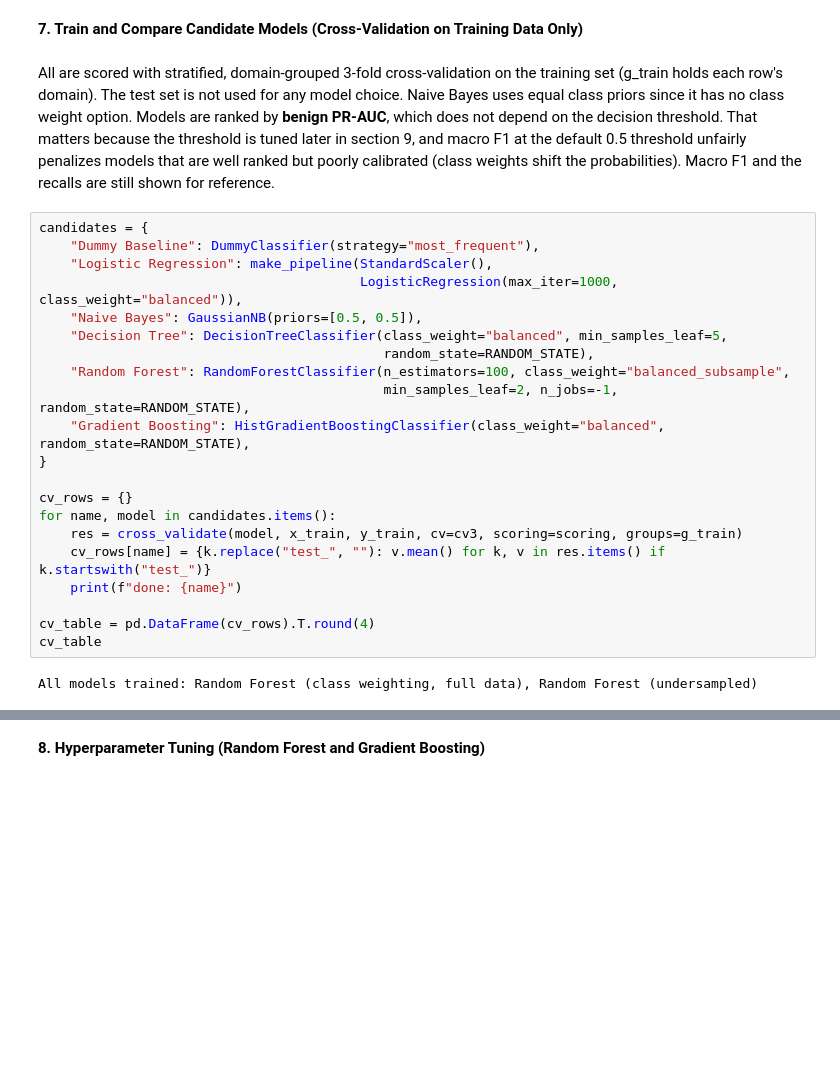
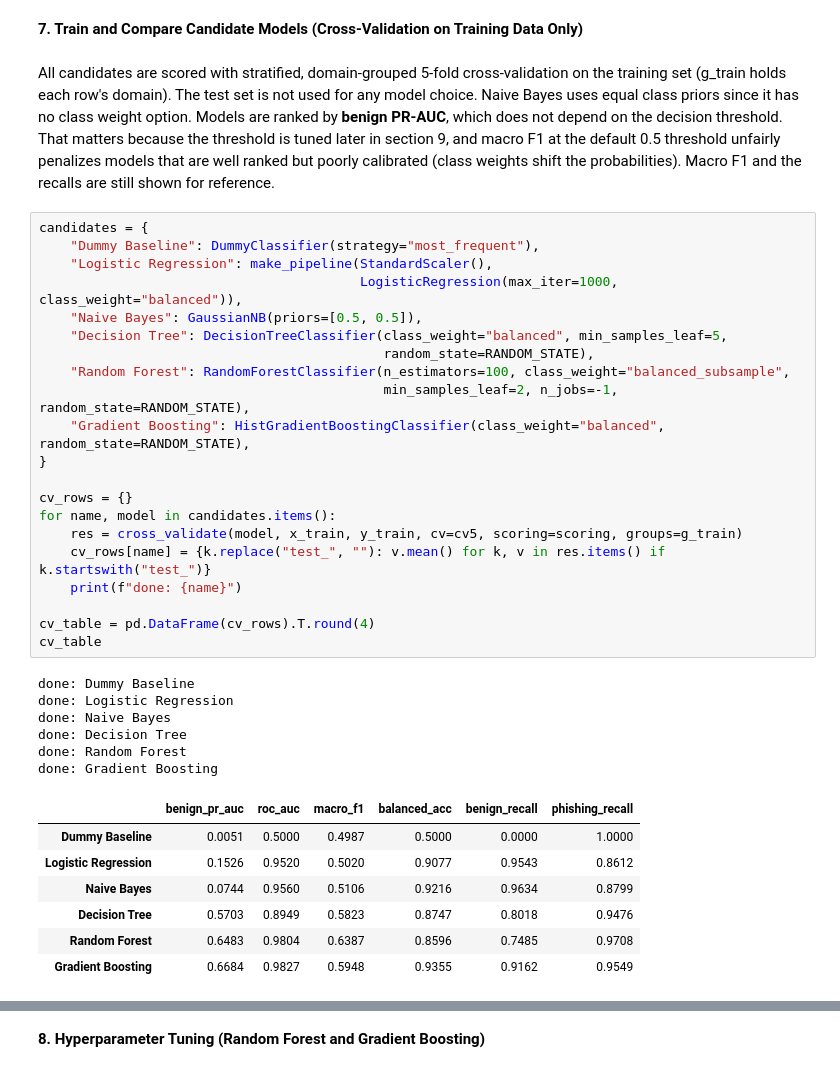
Before and after one commit to ZethRodaje/Phishing-Website-Detection-Using-Machine-Learning, a Jupyter notebook: Phishing_Website_Detection_Using_Machine_Learning.ipynb, the cells around one changed output, grey strips where cells are left out. Cells and saved outputs as stored; diff of their text form; blank space fills up the shorter version.

```diff
--- a/Phishing_Website_Detection_Using_Machine_Learning.ipynb
+++ b/Phishing_Website_Detection_Using_Machine_Learning.ipynb
@@ -348,30 +380,42 @@ Name: count, dtype: int64
 # %% [markdown]
 **7. Train and Compare Candidate Models (Cross-Validation on Training Data Only)**
 # %% [markdown]
-All  are scored with stratified, domain-grouped 3-fold cross-validation on the training set (g_train holds each row's domain). The test set is not used for any model choice. Naive Bayes uses equal class priors since it has no class weight option. Models are ranked by **benign PR-AUC**, which does not depend on the decision threshold. That matters because the threshold is tuned later in section 9, and macro F1 at the default 0.5 threshold unfairly penalizes models that are well ranked but poorly calibrated (class weights shift the probabilities). Macro F1 and the recalls are still shown for reference.
+All candidates are scored with stratified, domain-grouped 5-fold cross-validation on the training set (g_train holds each row's domain). The test set is not used for any model choice. Naive Bayes uses equal class priors since it has no class weight option. Models are ranked by **benign PR-AUC**, which does not depend on the decision threshold. That matters because the threshold is tuned later in section 9, and macro F1 at the default 0.5 threshold unfairly penalizes models that are well ranked but poorly calibrated (class weights shift the probabilities). Macro F1 and the recalls are still shown for reference.
 # %%
 candidates = {
     "Dummy Baseline": DummyClassifier(strategy="most_frequent"),
     "Logistic Regression": make_pipeline(StandardScaler(),
                                          LogisticRegression(max_iter=1000, class_weight="balanced")),
     "Naive Bayes": GaussianNB(priors=[0.5, 0.5]),
     "Decision Tree": DecisionTreeClassifier(class_weight="balanced", min_samples_leaf=5,
                                             random_state=RANDOM_STATE),
     "Random Forest": RandomForestClassifier(n_estimators=100, class_weight="balanced_subsample",
                                             min_samples_leaf=2, n_jobs=-1, random_state=RANDOM_STATE),
     "Gradient Boosting": HistGradientBoostingClassifier(class_weight="balanced", random_state=RANDOM_STATE),
 }
 
 cv_rows = {}
 for name, model in candidates.items():
-    res = cross_validate(model, x_train, y_train, cv=cv3, scoring=scoring, groups=g_train)
+    res = cross_validate(model, x_train, y_train, cv=cv5, scoring=scoring, groups=g_train)
     cv_rows[name] = {k.replace("test_", ""): v.mean() for k, v in res.items() if k.startswith("test_")}
     print(f"done: {name}")
 
 cv_table = pd.DataFrame(cv_rows).T.round(4)
 cv_table
 # %% [output]
-All models trained: Random Forest (class weighting, full data), Random Forest (undersampled)
+done: Dummy Baseline
+done: Logistic Regression
+done: Naive Bayes
+done: Decision Tree
+done: Random Forest
+done: Gradient Boosting
+|  | benign_pr_auc | roc_auc | macro_f1 | balanced_acc | benign_recall | phishing_recall |
+| Dummy Baseline | 0.0051 | 0.5000 | 0.4987 | 0.5000 | 0.0000 | 1.0000 |
+| Logistic Regression | 0.1526 | 0.9520 | 0.5020 | 0.9077 | 0.9543 | 0.8612 |
+| Naive Bayes | 0.0744 | 0.9560 | 0.5106 | 0.9216 | 0.9634 | 0.8799 |
+| Decision Tree | 0.5703 | 0.8949 | 0.5823 | 0.8747 | 0.8018 | 0.9476 |
+| Random Forest | 0.6483 | 0.9804 | 0.6387 | 0.8596 | 0.7485 | 0.9708 |
+| Gradient Boosting | 0.6684 | 0.9827 | 0.5948 | 0.9355 | 0.9162 | 0.9549 |
 # %%
 cv_table.drop(index="Dummy Baseline")[["benign_pr_auc", "roc_auc", "macro_f1"]].plot(
     kind="bar", figsize=(10, 5))
```
Also changed, not shown: parts of 22 cells of this notebook.
